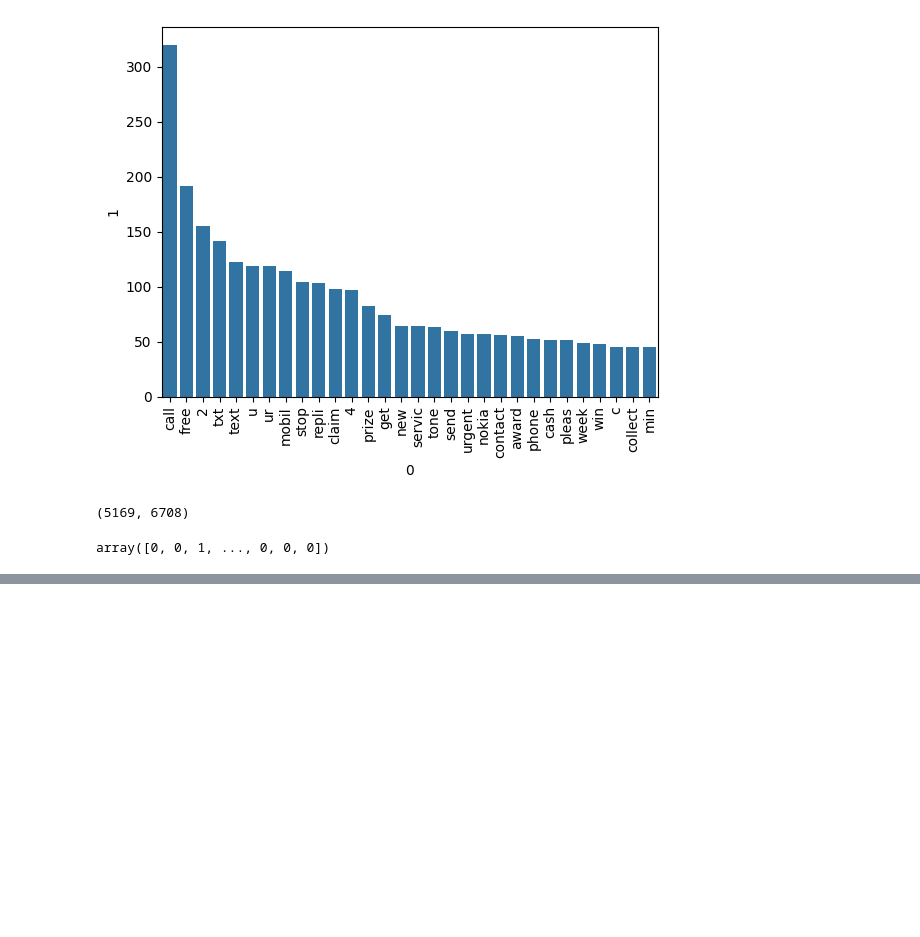
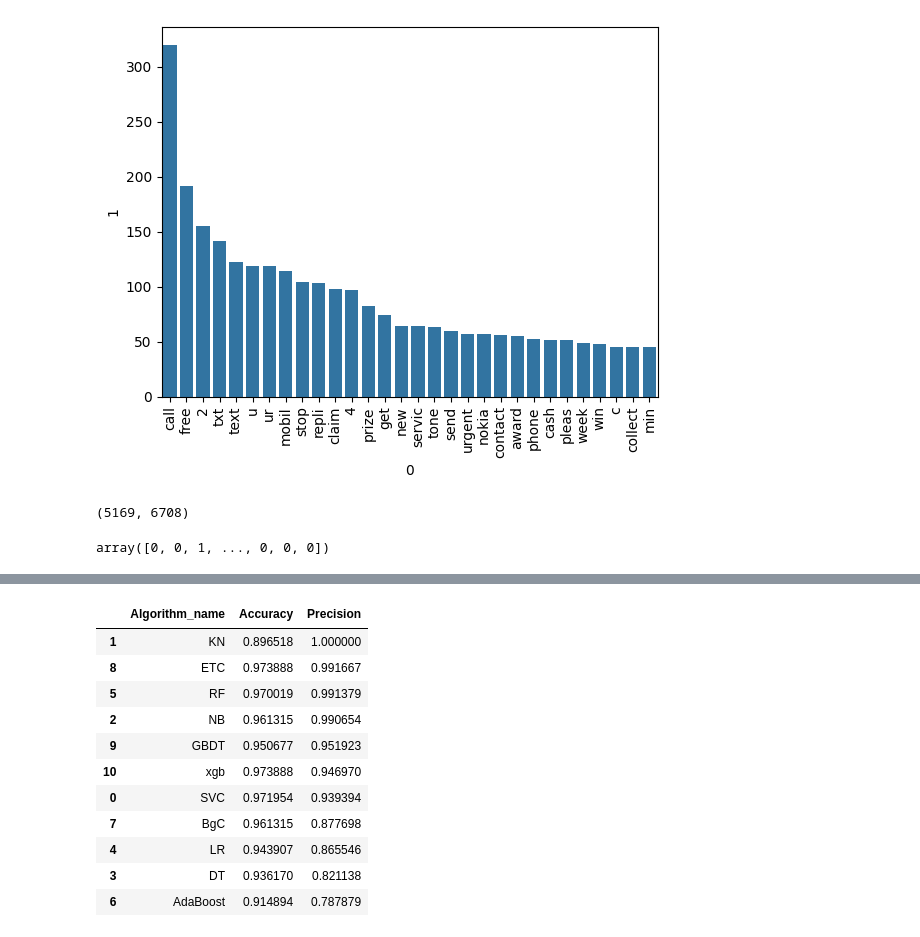
Before and after one commit to Priyan437/SMS_SPAM_CLASSIFIER, a Jupyter notebook: spamclassification.ipynb, the cells around one changed output, grey strips where cells are left out. Saved outputs shown, nothing was run; the diff lists cells and outputs as text; code cells hidden in the pictures; blank space fills up the shorter version.

Commit message:
Model Building is completed

```diff
--- a/spamclassification.ipynb
+++ b/spamclassification.ipynb
@@ -333,0 +337,2 @@ array([0, 0, 1, ..., 0, 0, 0])
+# %%
+x_train,x_test,y_train,y_test = train_test_split(x,y,test_size = 0.2,random_state = 42)
@@ -333,0 +404,22 @@ array([0, 0, 1, ..., 0, 0, 0])
+# %%
+clfs = {
+    'SVC' : svc,
+    'KN' : knc,
+    'NB': mnb,
+    'DT': dtc,
+    'LR': lrc,
+    'RF': rfc,
+    'AdaBoost': abc,
+    'BgC': bc,
+    'ETC': etc,
+    'GBDT':gbdt,
+    'xgb':xgb
+}
+# %%
+def funct(model_name,x_train,y_train,x_test,y_test):
+  model_name.fit(x_train,y_train)
+  accr = accuracy_score(y_test,model_name.predict(x_test))
+  conf = confusion_matrix(y_test,model_name.predict(x_test))
+  prec = precision_score(y_test,model_name.predict(x_test))
+
+  return accr,prec
@@ -333,0 +430,14 @@ array([0, 0, 1, ..., 0, 0, 0])
+# %%
+accuracy_scores = []
+precision_scores = []
+
+for name,model_name in clfs.items():
+
+    current_accuracy,current_precision = funct(model_name, x_train,y_train,x_test,y_test)
+
+    print("For ",name)
+    print("Accuracy - ",current_accuracy)
+    print("Precision - ",current_precision)
+
+    accuracy_scores.append(current_accuracy)
+    precision_scores.append(current_precision)
@@ -333,0 +462,17 @@ array([0, 0, 1, ..., 0, 0, 0])
+# %%
+performance_df = pd.DataFrame({'Algorithm_name':clfs.keys(), 'Accuracy' : accuracy_scores,
+                               'Precision' : precision_scores}).sort_values('Precision',ascending = False)
+performance_df
+# %% [output]
+|  | Algorithm_name | Accuracy | Precision |
+| 1 | KN | 0.896518 | 1.000000 |
+| 8 | ETC | 0.973888 | 0.991667 |
+| 5 | RF | 0.970019 | 0.991379 |
+| 2 | NB | 0.961315 | 0.990654 |
+| 9 | GBDT | 0.950677 | 0.951923 |
+| 10 | xgb | 0.973888 | 0.946970 |
+| 0 | SVC | 0.971954 | 0.939394 |
+| 7 | BgC | 0.961315 | 0.877698 |
+| 4 | LR | 0.943907 | 0.865546 |
+| 3 | DT | 0.936170 | 0.821138 |
+| 6 | AdaBoost | 0.914894 | 0.787879 |
```
Also changed, not shown: parts of 24 cells of this notebook.
